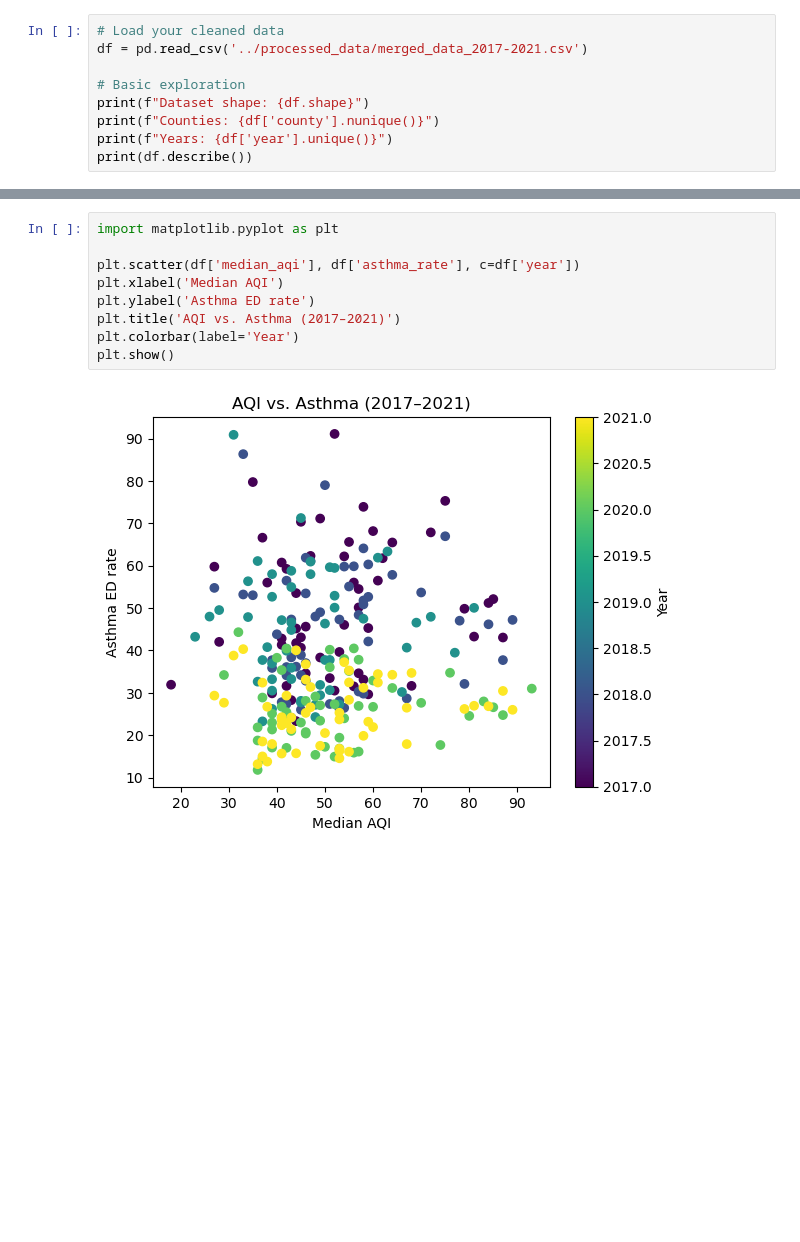
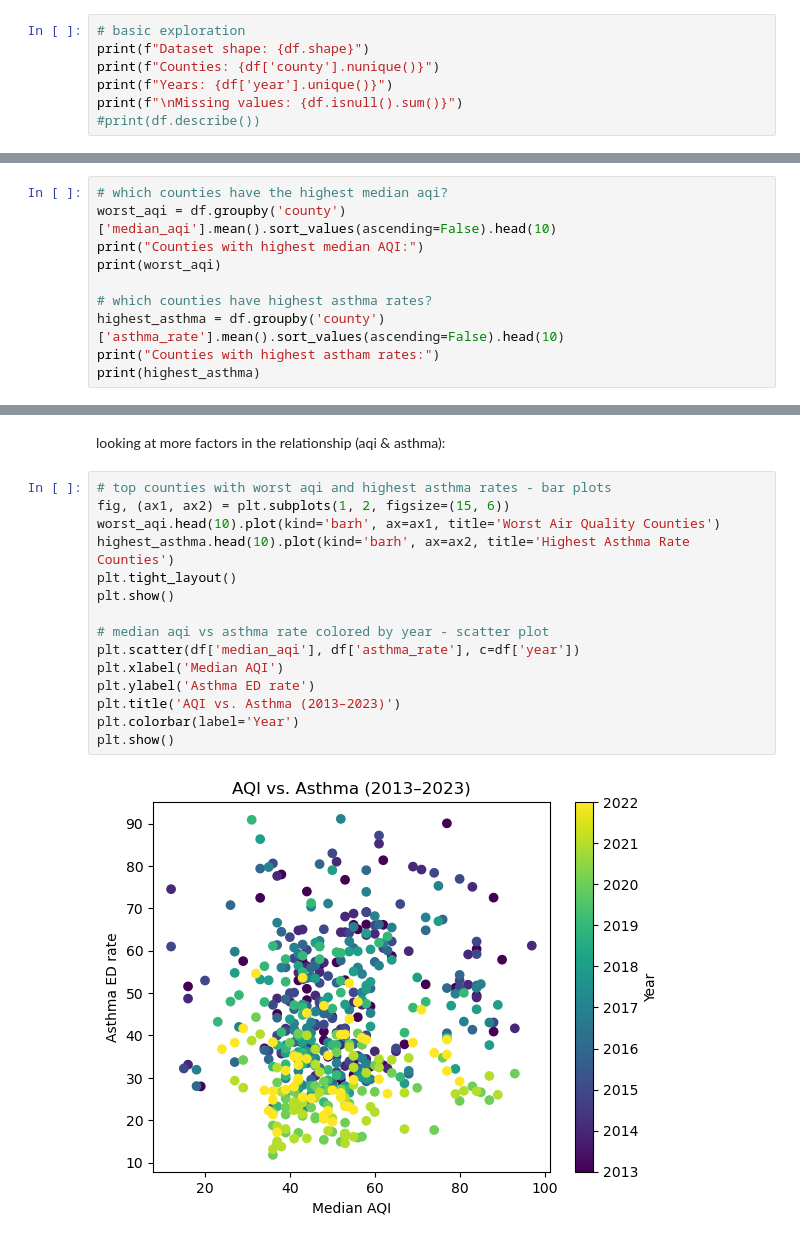
Before and after one commit to cassandrahuber/SCIPE-CI-SIP-Project, a Jupyter notebook: notebooks/02_exploratory_analysis.ipynb, the cells around one changed output, grey strips where cells are left out. Saved outputs shown, nothing was run; the diff lists cells and outputs as text; blank space fills up the shorter version.

Commit message:
data analysis + with ols

```diff
--- a/notebooks/02_exploratory_analysis.ipynb
+++ b/notebooks/02_exploratory_analysis.ipynb
@@ -7,9 +10,7 @@ from scipy import stats
 # %%
-# Load your cleaned data
-df = pd.read_csv('../processed_data/merged_data_2017-2021.csv')
-
-# Basic exploration
+# basic exploration
 print(f"Dataset shape: {df.shape}")
 print(f"Counties: {df['county'].nunique()}")
 print(f"Years: {df['year'].unique()}")
-print(df.describe())
+print(f"\nMissing values: {df.isnull().sum()}")
+#print(df.describe())
@@ -17,0 +17,10 @@ print(df.describe())
+# %%
+# which counties have the highest median aqi?
+worst_aqi = df.groupby('county')['median_aqi'].mean().sort_values(ascending=False).head(10)
+print("Counties with highest median AQI:")
+print(worst_aqi)
+
+# which counties have highest asthma rates?
+highest_asthma = df.groupby('county')['asthma_rate'].mean().sort_values(ascending=False).head(10)
+print("Counties with highest astham rates:")
+print(highest_asthma)
@@ -75,11 +73,19 @@ plt.show()
+# %% [markdown]
+looking at more factors in the relationship (aqi & asthma):
 # %%
-import matplotlib.pyplot as plt
+# top counties with worst aqi and highest asthma rates - bar plots
+fig, (ax1, ax2) = plt.subplots(1, 2, figsize=(15, 6))
+worst_aqi.head(10).plot(kind='barh', ax=ax1, title='Worst Air Quality Counties')
+highest_asthma.head(10).plot(kind='barh', ax=ax2, title='Highest Asthma Rate Counties')
+plt.tight_layout()
+plt.show()
 
+# median aqi vs asthma rate colored by year - scatter plot
 plt.scatter(df['median_aqi'], df['asthma_rate'], c=df['year'])
 plt.xlabel('Median AQI')
 plt.ylabel('Asthma ED rate')
-plt.title('AQI vs. Asthma (2017–2021)')
+plt.title('AQI vs. Asthma (2013–2023)')
 plt.colorbar(label='Year')
 plt.show()
 # %% [output]
-[figure, old version]
+[figure, new version]
```
Also changed, not shown: parts of 14 cells of this notebook, 7 other files.
